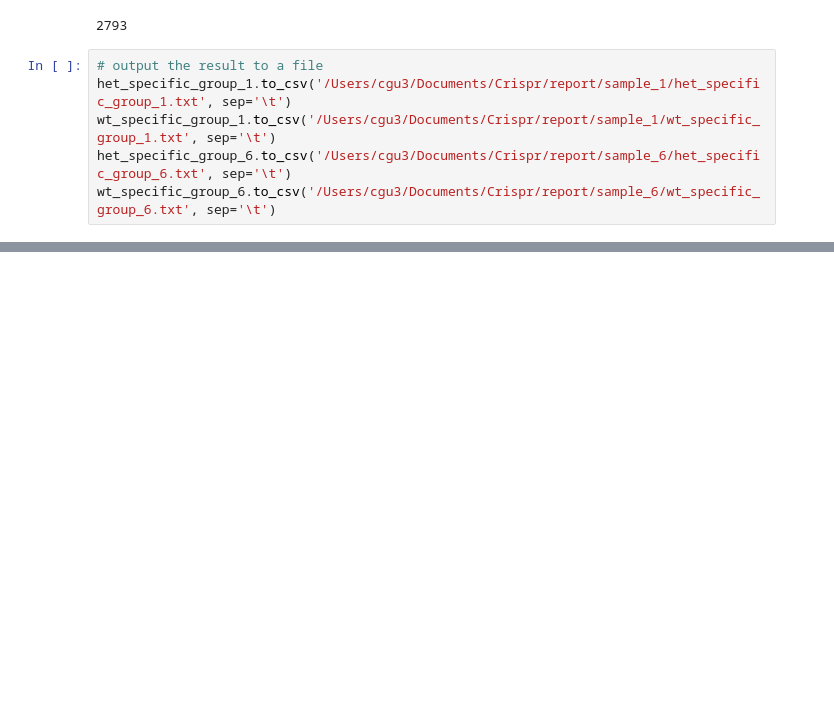
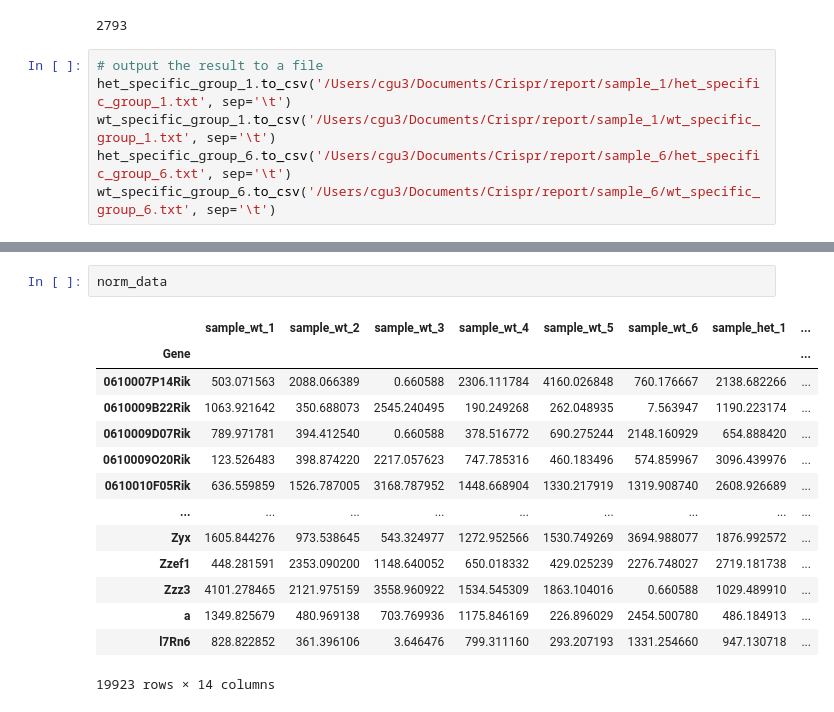
Before and after one commit to FDUguchunhui/crispr, a Jupyter notebook: notebook/analysis/exclusive_expression.ipynb, the cells around one changed output, grey strips where cells are left out. Drawn from its saved outputs; the diff is of its cells as text; blank space fills up the shorter version.

```diff
--- a/notebook/analysis/exclusive_expression.ipynb
+++ b/notebook/analysis/exclusive_expression.ipynb
@@ -55,0 +166,17 @@ wt_specific_group_6.to_csv('/Users/cgu3/Documents/Crispr/report/sample_6/wt_spec
+# %%
+norm_data
+# %% [output]
+|  | sample_wt_1 | sample_wt_2 | sample_wt_3 | sample_wt_4 | sample_wt_5 | sample_wt_6 | sample_het_1 | ... |
+| Gene |  |  |  |  |  |  |  | ... |
+| 0610007P14Rik | 503.071563 | 2088.066389 | 0.660588 | 2306.111784 | 4160.026848 | 760.176667 | 2138.682266 | ... |
+| 0610009B22Rik | 1063.921642 | 350.688073 | 2545.240495 | 190.249268 | 262.048935 | 7.563947 | 1190.223174 | ... |
+| 0610009D07Rik | 789.971781 | 394.412540 | 0.660588 | 378.516772 | 690.275244 | 2148.160929 | 654.888420 | ... |
+| 0610009O20Rik | 123.526483 | 398.874220 | 2217.057623 | 747.785316 | 460.183496 | 574.859967 | 3096.439976 | ... |
+| 0610010F05Rik | 636.559859 | 1526.787005 | 3168.787952 | 1448.668904 | 1330.217919 | 1319.908740 | 2608.926689 | ... |
+| ... | ... | ... | ... | ... | ... | ... | ... | ... |
+| Zyx | 1605.844276 | 973.538645 | 543.324977 | 1272.952566 | 1530.749269 | 3694.988077 | 1876.992572 | ... |
+| Zzef1 | 448.281591 | 2353.090200 | 1148.640052 | 650.018332 | 429.025239 | 2276.748027 | 2719.181738 | ... |
+| Zzz3 | 4101.278465 | 2121.975159 | 3558.960922 | 1534.545309 | 1863.104016 | 0.660588 | 1029.489910 | ... |
+| a | 1349.825679 | 480.969138 | 703.769936 | 1175.846169 | 226.896029 | 2454.500780 | 486.184913 | ... |
+| l7Rn6 | 828.822852 | 361.396106 | 3.646476 | 799.311160 | 293.207193 | 1331.254660 | 947.130718 | ... |
+19923 rows × 14 columns
```
Also changed, not shown: parts of 11 cells of this notebook.
